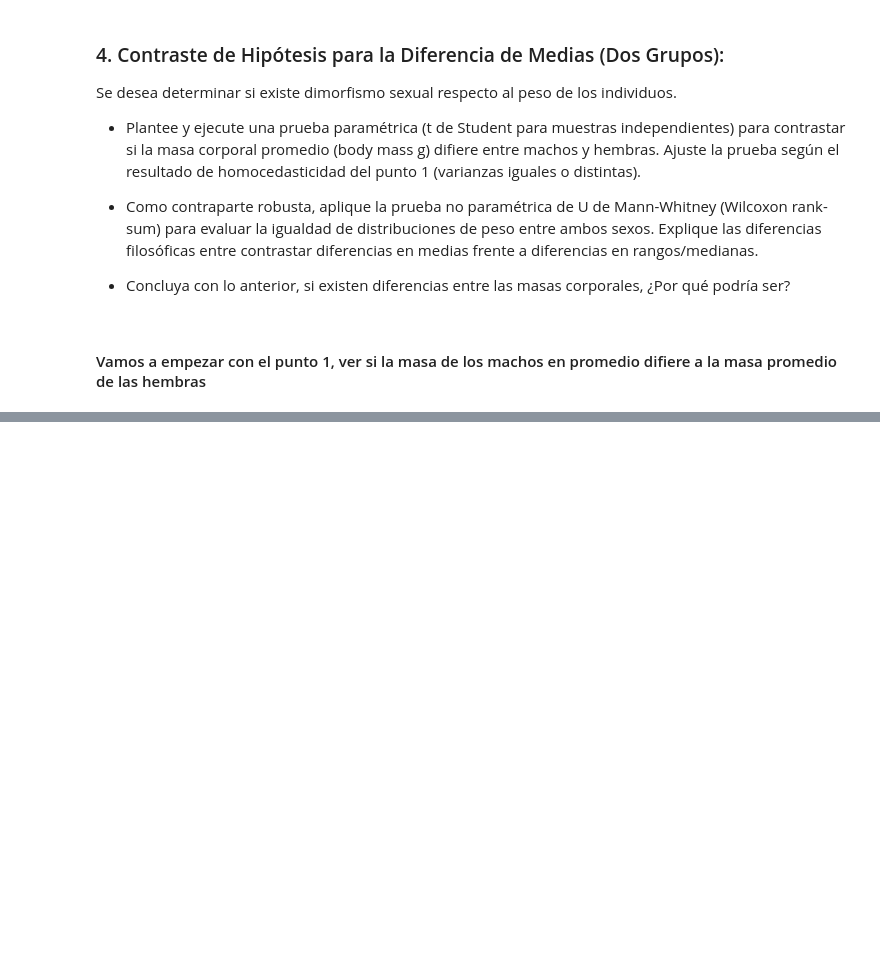
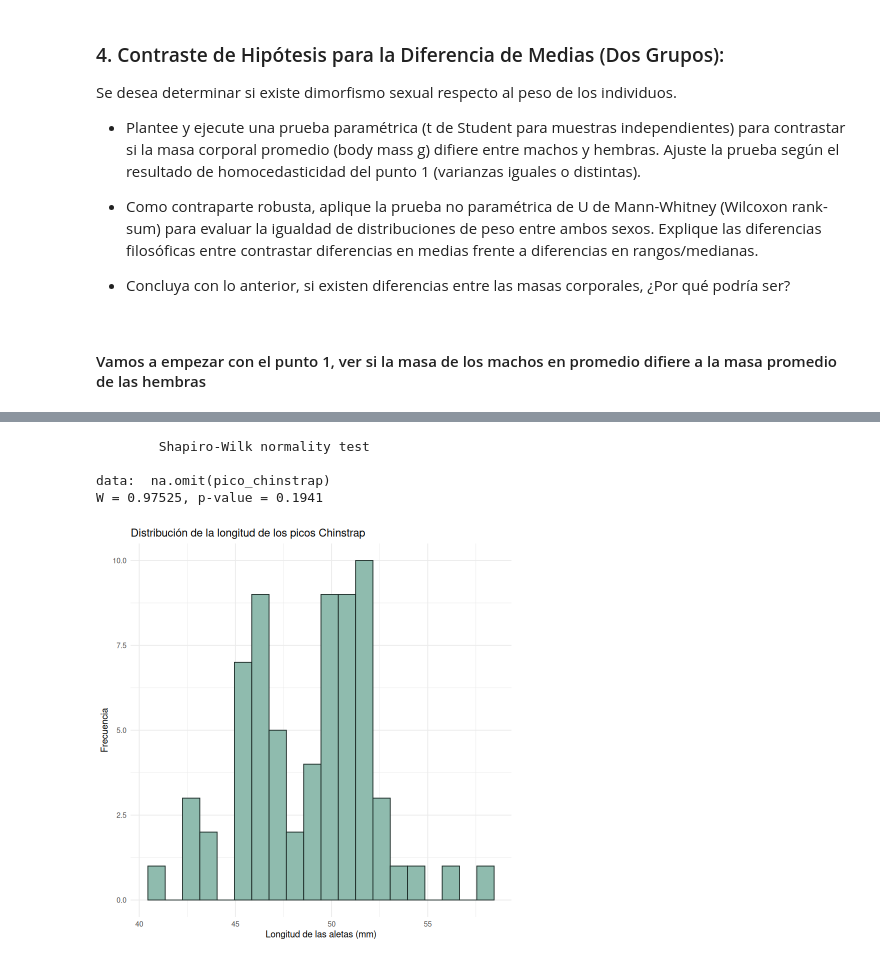
Before and after one commit to JPMtz65/Ciencia-de-Datos, a Jupyter notebook: M1/Tarea1/pinguinos.ipynb, the cells around one changed output, grey strips where cells are left out. Drawn from its saved outputs; the diff is of its cells as text; code cells hidden in the pictures; blank space fills up the shorter version.

```diff
--- a/M1/Tarea1/pinguinos.ipynb
+++ b/M1/Tarea1/pinguinos.ipynb
@@ -386,0 +491,21 @@ Se desea determinar si existe dimorfismo sexual respecto al peso de los individu
+# %%
+ggplot(data = filter(.data = penguins, species == 'Chinstrap'), aes(x = bill_length_mm)) +
+  geom_histogram(
+    fill = "#8fbbae",
+    color = "#1e2d29",
+    bins = 20
+  ) +
+  labs(
+    title = "Distribución de la longitud de los picos Chinstrap",
+    x = "Longitud de las aletas (mm)",
+    y = "Frecuencia"
+  ) +
+  theme_minimal()
+
+shapiro.test(na.omit(pico_chinstrap))
+# %% [output]
+        Shapiro-Wilk normality test
+
+data:  na.omit(pico_chinstrap)
+W = 0.97525, p-value = 0.1941
+[figure, added]
```
Also changed, not shown: parts of 11 cells of this notebook, 2 other files.
